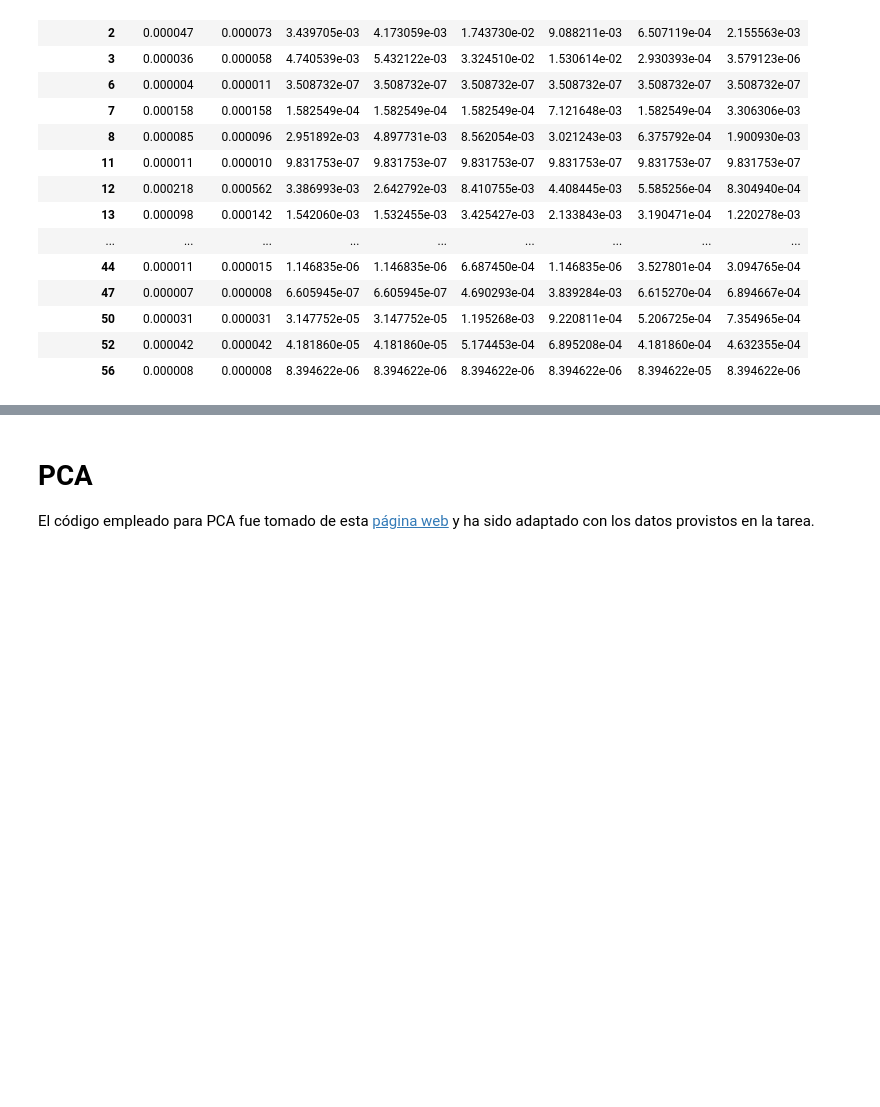
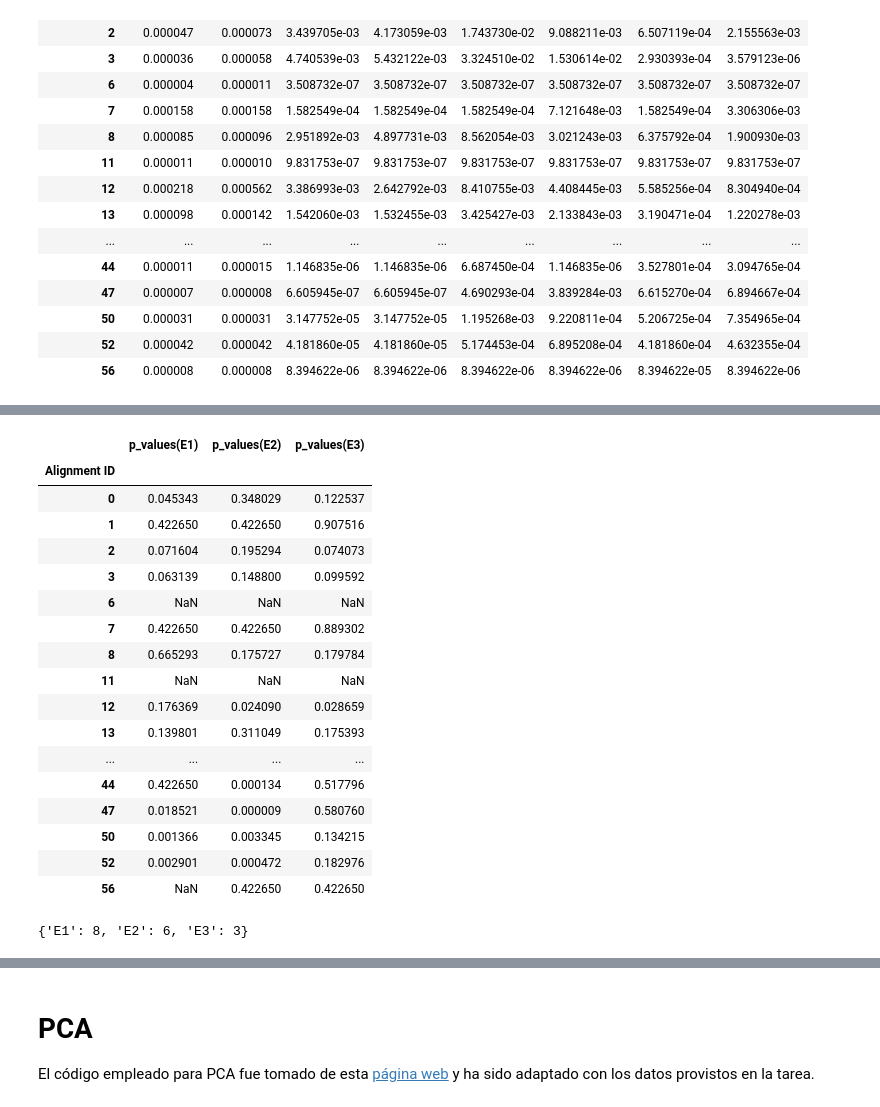
Before and after one commit to Lab-Instrumental-2023-2/MS-DataMining-Processing, a Jupyter notebook: Procesamiento_de_datos.ipynb, the cells around one changed output, grey strips where cells are left out. Cells and saved outputs as stored; diff of their text form; code cells hidden in the pictures; blank space fills up the shorter version.

```diff
--- a/Procesamiento_de_datos.ipynb
+++ b/Procesamiento_de_datos.ipynb
@@ -360,0 +388,5 @@ data_sig2
+# %%
+#Ensayo 1: MM e Italia
+Anova_datos_E1=log10datos_anova.iloc[:,range(0,4)].transpose()
+Anova_datos_E1.insert(loc=0, column="Población", value=['P1','P1','P2','P2'])
+Anova_datos_E1
@@ -360,0 +400,5 @@ data_sig2
+# %%
+#Ensayo 2: MM y Quebranta
+Anova_datos_E2=log10datos_anova.iloc[:,[0,1,4,5]].transpose()
+Anova_datos_E2.insert(loc=0, column="Población", value=['P1','P1','P2','P2'])
+Anova_datos_E2
@@ -360,0 +412,5 @@ data_sig2
+# %%
+#Ensayo 3: Italia y Quebranta
+Anova_datos_E3=log10datos_anova.iloc[:,range(2,6)].transpose()
+Anova_datos_E3.insert(loc=0, column="Población", value=['P1','P1','P2','P2'])
+Anova_datos_E3
@@ -361,4 +424,6 @@ data_sig2
 # %%
+import pingouin as pg
+
 def aov(x,Ensayo):
     try:
         aov = pg.anova(dv=x, between='Población', data=Ensayo, detailed=True)
@@ -366,7 +431,47 @@ def aov(x,Ensayo):
     except:
         return'NaN'
 
-a = list(aov(x,Anova_E1) for x in range(0,79))
-b = list(aov(x,Anova_E2) for x in range(0,79))
-c = list(aov(x,Anova_E3) for x in range(0,79))
-d = list(aov(x,Anova_E4) for x in range(0,79))
+señales = list(Anova_datos_E3.columns)
+señales.remove('Población')
+
+a = list(aov(x,Anova_datos_E1) for x in señales)
+b = list(aov(x,Anova_datos_E2) for x in señales)
+c = list(aov(x,Anova_datos_E3) for x in señales)
+
+p_values_data = {'Alignment ID':señales,'p_values(E1)':a,'p_values(E2)':b,'p_values(E3)':c}
+p_values_data  = pd.DataFrame(p_values_data)
+p_values_data = p_values_data.set_index(['Alignment ID'])
+
+p_values_data['p_values(E1)']=p_values_data['p_values(E1)'].astype(float)
+p_values_data['p_values(E2)']=p_values_data['p_values(E2)'].astype(float)
+p_values_data['p_values(E3)']=p_values_data['p_values(E3)'].astype(float);
+# %%
+p_values_data
+# %% [output]
+|  | p_values(E1) | p_values(E2) | p_values(E3) |
+| Alignment ID |  |  |  |
+| 0 | 0.045343 | 0.348029 | 0.122537 |
+| 1 | 0.422650 | 0.422650 | 0.907516 |
+| 2 | 0.071604 | 0.195294 | 0.074073 |
+| 3 | 0.063139 | 0.148800 | 0.099592 |
+| 6 | NaN | NaN | NaN |
+| 7 | 0.422650 | 0.422650 | 0.889302 |
+| 8 | 0.665293 | 0.175727 | 0.179784 |
+| 11 | NaN | NaN | NaN |
+| 12 | 0.176369 | 0.024090 | 0.028659 |
+| 13 | 0.139801 | 0.311049 | 0.175393 |
+| ... | ... | ... | ... |
+| 44 | 0.422650 | 0.000134 | 0.517796 |
+| 47 | 0.018521 | 0.000009 | 0.580760 |
+| 50 | 0.001366 | 0.003345 | 0.134215 |
+| 52 | 0.002901 | 0.000472 | 0.182976 |
+| 56 | NaN | 0.422650 | 0.422650 |
+# %%
+# Número de señales con p_values < 0.05 por ensayo
+p_val_num={'E1' : len(p_values_data[p_values_data['p_values(E1)'] < 0.05]),
+ 'E2' : len(p_values_data[p_values_data['p_values(E2)'] < 0.05]),
+ 'E3' : len(p_values_data[p_values_data['p_values(E3)'] < 0.05])}
+
+p_val_num
+# %% [output]
+{'E1': 8, 'E2': 6, 'E3': 3}
```
Also changed, not shown: parts of 16 cells of this notebook.
